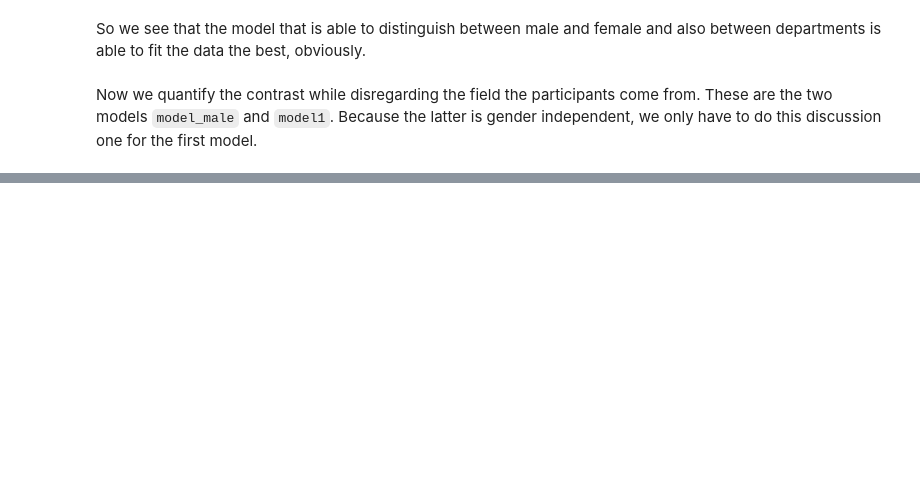
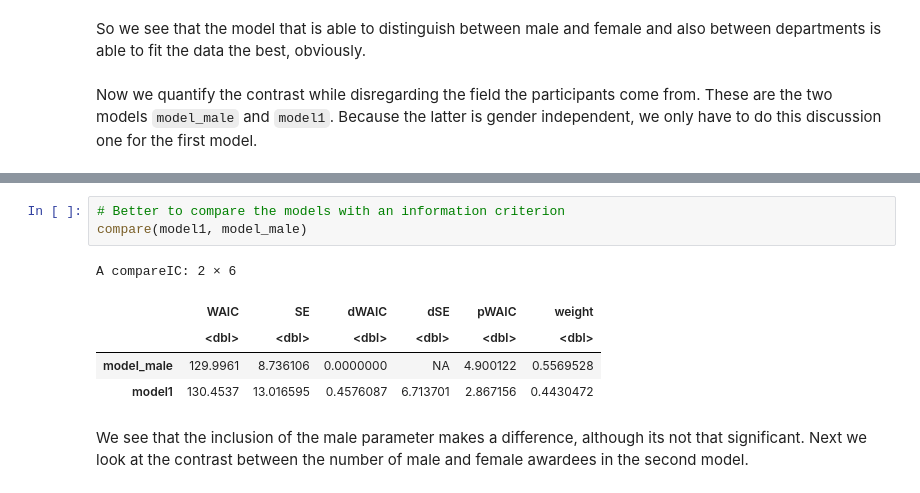
Before and after one commit to TimeTeleporter/advanced_statistics, a Jupyter notebook: exercise_sheet_10/exercise_sheet_10_Immanuel_Albrecht.ipynb, the cells around one changed output, grey strips where cells are left out. Drawn from its saved outputs; the diff is of its cells as text; blank space fills up the shorter version.

```diff
--- a/exercise_sheet_10/exercise_sheet_10_Immanuel_Albrecht.ipynb
+++ b/exercise_sheet_10/exercise_sheet_10_Immanuel_Albrecht.ipynb
@@ -190,3 +216,14 @@ A precis: 2 × 4
+# %%
+# Better to compare the models with an information criterion
+compare(model1, model_male)
+# %% [output]
+A compareIC: 2 × 6
+|  | WAIC | SE | dWAIC | dSE | pWAIC | weight |
+|  | <dbl> | <dbl> | <dbl> | <dbl> | <dbl> | <dbl> |
+| model_male | 129.9961 | 8.736106 | 0.0000000 | NA | 4.900122 | 0.5569528 |
+| model1 | 130.4537 | 13.016595 | 0.4576087 | 6.713701 | 2.867156 | 0.4430472 |
+# %% [markdown]
+We see that the inclusion of the male parameter makes a difference, although its not that significant. Next we look at the contrast between the number of male and female awardees in the second model.
 # %%
 post <- extract.samples(model_male)
 p.award.male <- logistic(post$a + post$a_male)
```
Also changed, not shown: parts of 8 cells of this notebook.
